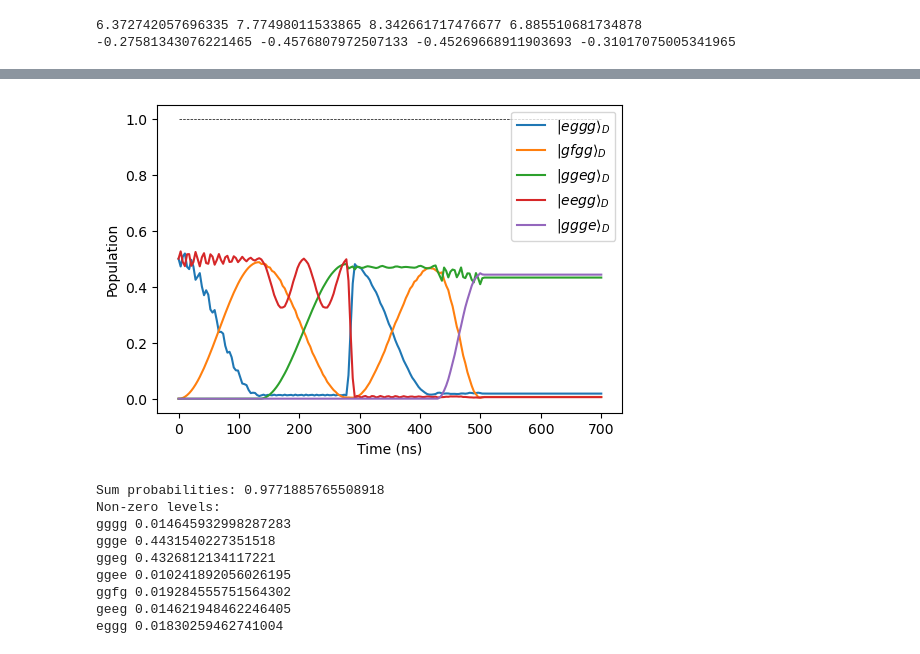
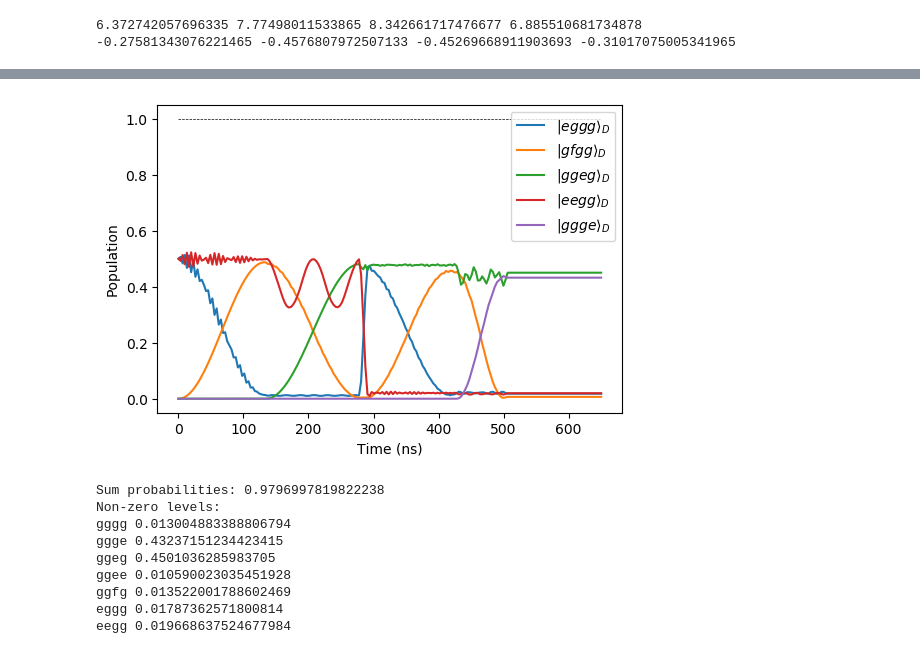
Before and after one commit to sebastienLeg/qutip_sims, a Jupyter notebook: 4transmon_fixed_freq_swap.ipynb, the cells around one changed output, grey strips where cells are left out. Cells and saved outputs as stored; diff of their text form; code cells hidden in the pictures.

Commit message:
working cython version of mesolve, mac only

```diff
--- a/4transmon_fixed_freq_swap.ipynb
+++ b/4transmon_fixed_freq_swap.ipynb
@@ -61,5 +58,5 @@ True
 # %%
-times = np.linspace(0, 700, 200)
+times = np.linspace(0, 650, 200)
 # times = np.linspace(0, 300, 200)
 
 seq = PulseSequence(start_time=0)
@@ -96,6 +93,6 @@ plt.show()
 # %%
-incl_dissipation = True
-# incl_dissipation = False
+# incl_dissipation = True
+incl_dissipation = False
 
 T1 = 60e3 # ns
 T2 = 30e3 # ?
@@ -118,7 +115,11 @@ c_ops = [
 # psi0 = qram.state(psi0_name)
 psi0 = np.sqrt(1/2) * qram.state('eggg') + np.sqrt(1/2) * qram.state('eegg') # QRAM start
 
+# print(seq.get_pulse_str())
+
 if incl_dissipation:
-    result = qt.mcsolve(qram.H_solver_array(seq, times), psi0, times, c_ops, progress_bar=True, options=qt.Options(nsteps=1000)).states
-else: result = qt.mesolve(qram.H_solver(seq), psi0, times, progress_bar=True, options=qt.Options(nsteps=10000)).states
+    result = qt.mcsolve(qram.H_solver_str(seq), psi0, times, c_ops, progress_bar=True, options=qt.Options(nsteps=1000)).states
+else:
+    # result = qt.mesolve(qram.H_solver(seq), psi0, times, progress_bar=True, options=qt.Options(nsteps=10000)).states
+    result = qt.mcsolve(qram.H_solver_str(seq), psi0, times, progress_bar=True, options=qt.Options(nsteps=10000)).states
 # %% [output]
@@ -136,32 +137,37 @@ Total run time: 10062.32s
 # %%
-plt.plot(times, [np.abs(qram.state('eggg').overlap(result[t]))**2 for t in range(len(times))], label=r'$|eggg\rangle_D$')
-plt.plot(times, [np.abs(qram.state('gfgg').overlap(result[t]))**2 for t in range(len(times))], label=r'$|gfgg\rangle_D$')
-plt.plot(times, [np.abs(qram.state('ggeg').overlap(result[t]))**2 for t in range(len(times))], label=r'$|ggeg\rangle_D$')
-plt.plot(times, [np.abs(qram.state('eegg').overlap(result[t]))**2 for t in range(len(times))], label=r'$|eegg\rangle_D$')
-plt.plot(times, [np.abs(qram.state('ggge').overlap(result[t]))**2 for t in range(len(times))], label=r'$|ggge\rangle_D$')
-# plt.plot(times, [np.abs(state('gggg').overlap(result[t]))**2 for t in range(len(times))], label=r'$|gggg\rangle_D$')
+eggg = qram.state('eggg')
+gfgg = qram.state('gfgg')
+ggeg = qram.state('ggeg')
+eegg = qram.state('eegg')
+ggge = qram.state('ggge')
+
+plt.plot(times, [np.abs(eggg.overlap(result[t]))**2 for t in range(len(times))], label=r'$|eggg\rangle_D$')
+plt.plot(times, [np.abs(gfgg.overlap(result[t]))**2 for t in range(len(times))], label=r'$|gfgg\rangle_D$')
+plt.plot(times, [np.abs(ggeg.overlap(result[t]))**2 for t in range(len(times))], label=r'$|ggeg\rangle_D$')
+plt.plot(times, [np.abs(eegg.overlap(result[t]))**2 for t in range(len(times))], label=r'$|eegg\rangle_D$')
+plt.plot(times, [np.abs(ggge.overlap(result[t]))**2 for t in range(len(times))], label=r'$|ggge\rangle_D$')
 
 # plt.plot(times, [np.abs(state('geeg').overlap(result[t]))**2 for t in range(len(times))], 'k--', label=r'$|geeg\rangle_D$')
 # plt.plot(times, [np.abs(state('efgg').overlap(result[t]))**2 for t in range(len(times))], 'k-.', label=r'$|efgg\rangle_D$')
 
 # for i1 in range(cutoffs[0]):
 #     for i2 in range(cutoffs[1]):
 #         for i3 in range(cutoffs[2]):
 #             for i4 in range(cutoffs[3]):
 #                 # print(qram.levels_nums_to_name([i1, i2, i3, i4]))
 #                 plt.plot(times,
 #                          [np.abs(qram.state([i1, i2, i3, i4]).overlap(result[t]))**2 for t in range(len(times))],
 #                          label='qram.level_nums_to_name[i1, i2, i3, i4]')
 
 plt.plot(times, [1]*len(times), 'k--', linewidth=0.5)
 plt.legend()
 # plt.xlim(750, 1000)
 plt.xlabel('Time (ns)')
 plt.ylabel('Population')
 # plt.title(r'$\psi_0=|$'+psi0_name+r'$\rangle$')
 plt.show()
 # %% [output]
-[figure, old version]
+[figure, new version]
 # %%
 T = 700 # ns
 
@@ -181,15 +187,15 @@ for i1 in range(cutoffs[0]):
                 prob = np.abs(qram.state([i1, i2, i3, i4]).overlap(result[T]))**2
                 if prob > 0.01: print(qram.level_nums_to_name([i1, i2, i3, i4]), prob)
 # %% [output]
-Sum probabilities: 0.9771885765508918
+Sum probabilities: 0.9796997819822238
 Non-zero levels:
-gggg 0.014645932998287283
-ggge 0.4431540227351518
-ggeg 0.4326812134117221
-ggee 0.010241892056026195
-ggfg 0.019284555751564302
-geeg 0.014621948462246405
-eggg 0.01830259462741004
+gggg 0.013004883388806794
+ggge 0.43237151234423415
+ggeg 0.4501036285983705
+ggee 0.010590023035451928
+ggfg 0.013522001788602469
+eggg 0.01787362571800814
+eegg 0.019668637524677984
 # %%
 print('want', qram.get_wd('eggg', 'eegg')/2/np.pi)
 print('resonant to', qram.get_wd('ggeg', 'geeg')/2/np.pi)
```
Also changed, not shown: parts of 5 cells of this notebook, 3 other files.
